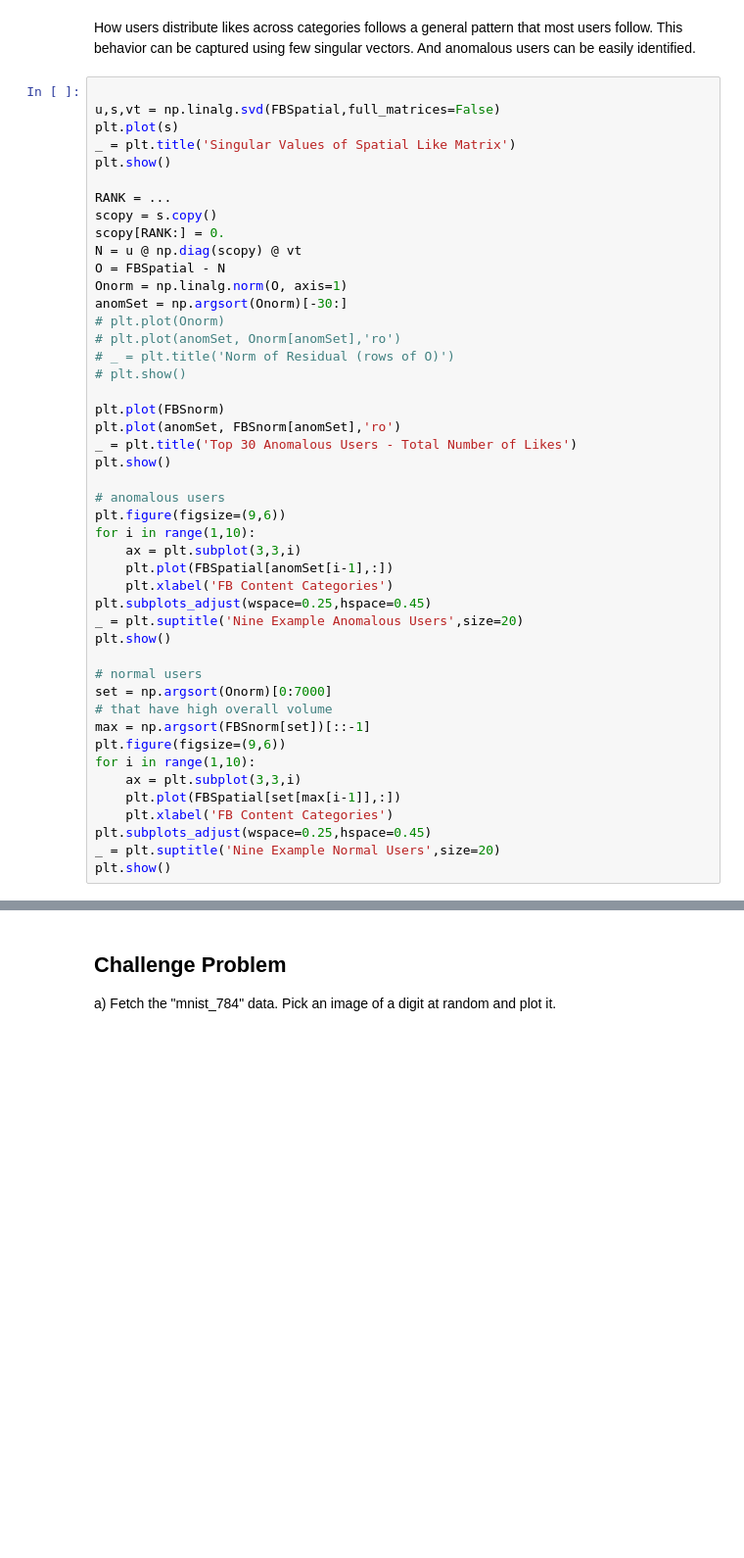
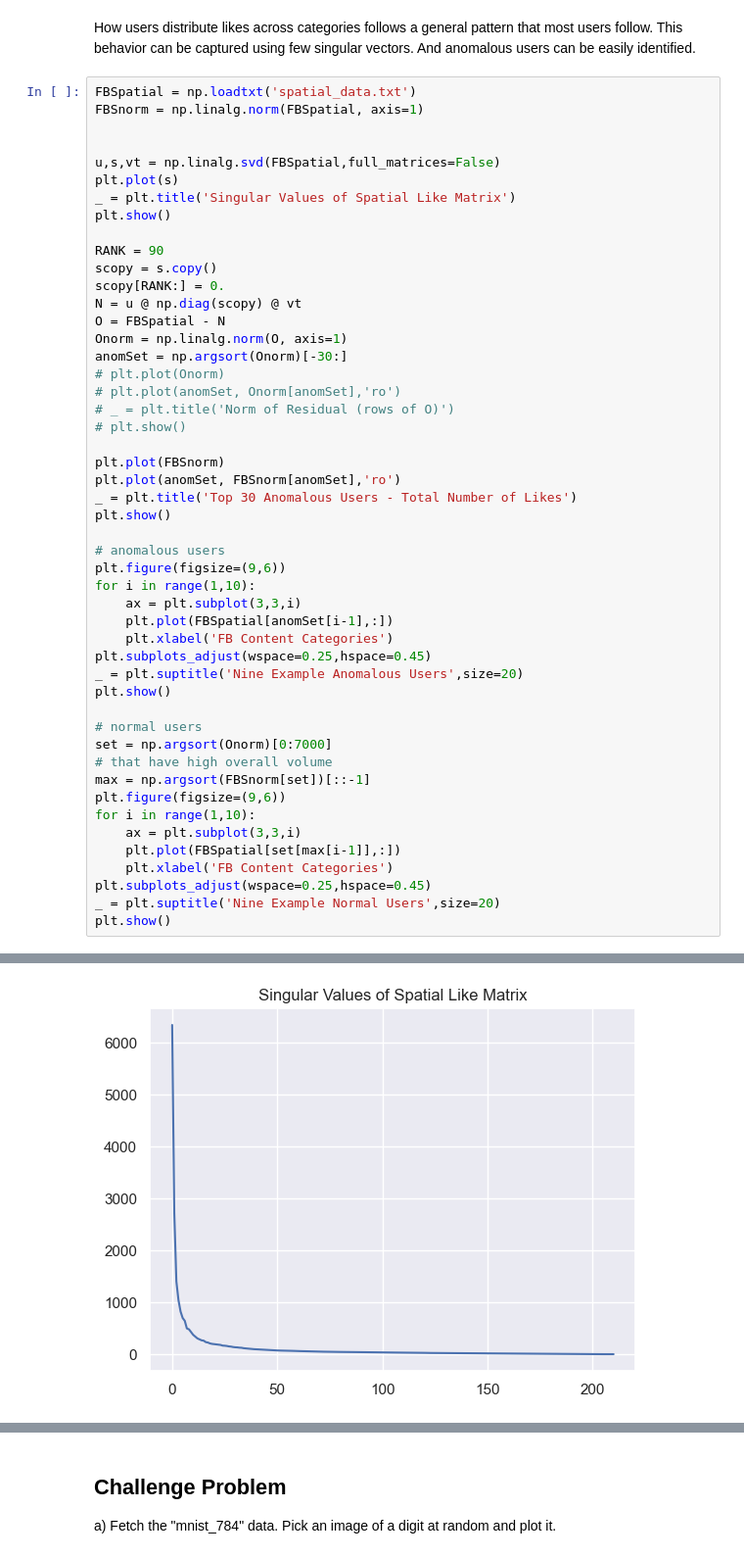
Before and after one commit to stonetharris/CS506, a Jupyter notebook: worksheets/worksheet_10.ipynb, the cells around one changed output, grey strips where cells are left out. Shown at 98% size. Saved outputs shown, nothing was run; the diff lists cells and outputs as text; blank space fills up the shorter version.

```diff
--- a/worksheets/worksheet_10.ipynb
+++ b/worksheets/worksheet_10.ipynb
@@ -281,13 +295,16 @@ plt.show()
 # %% [markdown]
 How users distribute likes across categories follows a general pattern that most users follow. This behavior can be captured using few singular vectors. And anomalous users can be easily identified.
 # %%
+FBSpatial = np.loadtxt('spatial_data.txt')
+FBSnorm = np.linalg.norm(FBSpatial, axis=1)
+
 
 u,s,vt = np.linalg.svd(FBSpatial,full_matrices=False)
 plt.plot(s)
 _ = plt.title('Singular Values of Spatial Like Matrix')
 plt.show()
 
-RANK = ...
+RANK = 90
 scopy = s.copy()
 scopy[RANK:] = 0.
 N = u @ np.diag(scopy) @ vt
@@ -330,0 +347 @@ NameError: name 'FBSpatial' is not defined
+[figure, added]
```
Also changed, not shown: parts of 7 cells of this notebook.
